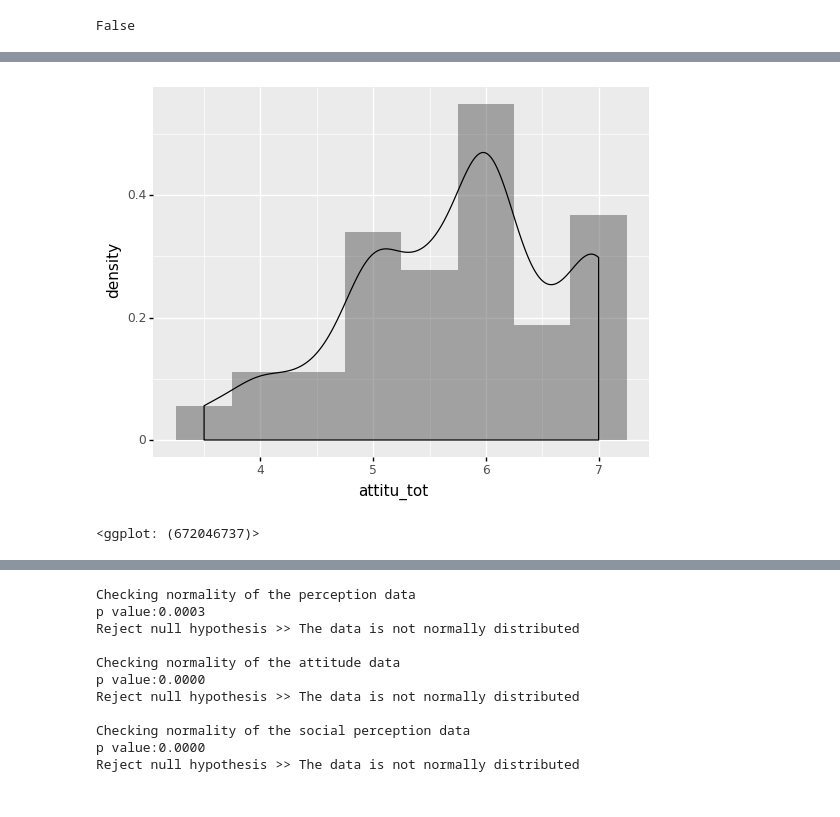
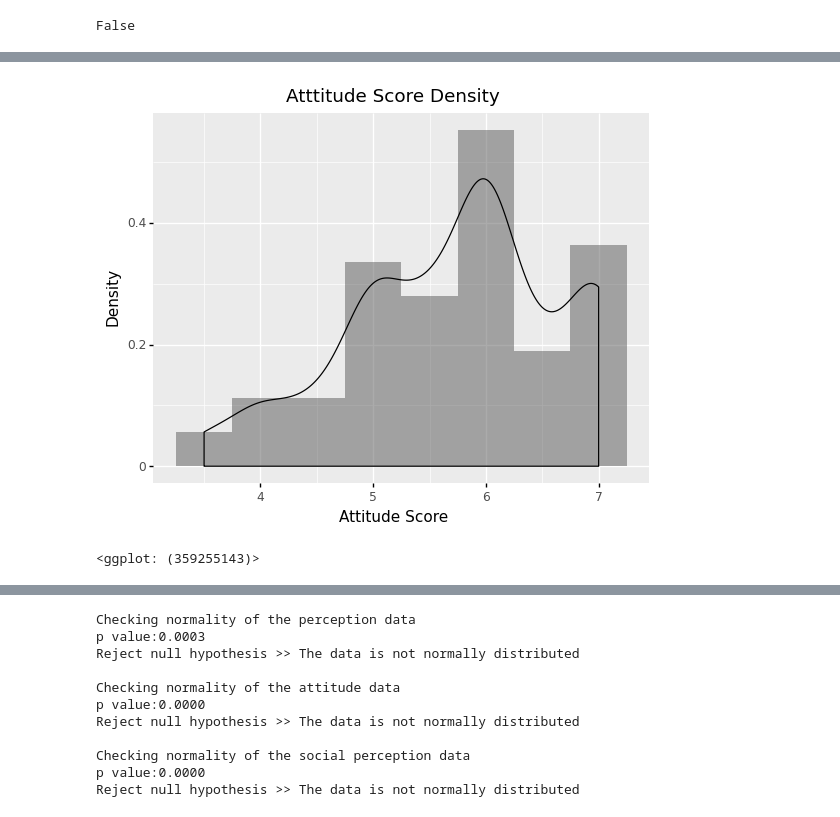
Before and after one commit to fcortevargas/IER_2022, a Jupyter notebook: Data_analysis/data_analysis.ipynb, the cells around one changed output, grey strips where cells are left out. Saved outputs shown, nothing was run; the diff lists cells and outputs as text; code cells hidden in the pictures.

```diff
--- a/Data_analysis/data_analysis.ipynb
+++ b/Data_analysis/data_analysis.ipynb
@@ -59,6 +75,6 @@ Index(['year', 'gender', 'bmi', 'living', 'stap_est', 'erv_fa_sub1_q',
 # %%
 # here we do some more data preprocessing
-# first we calculate the average number of steps necessary for
+# first we calculate the average number of steps measured by the app/fitbit.
 
 data['stap_om_mean'] = (data['stap_om_1_aantal'] + data['stap_om_2_aantal'] + \
                         data['stap_om_3_aantal'] + data['stap_om_4_aantal'] + \
@@ -73,6 +89,6 @@ data['stap_app_mean'] = (data['stap_app_1_aantal'] + data['stap_app_2_aantal'] +
 # we only keep the data that we consider relevant
 # and discard the remaining columns
 
-columns_to_keep = ['year', 'bmi', 'stap_est', 'erv_fa', 'ipaqtot1', 'attitu_tot', 'soc_omg_tot', 'ipaqtot2', 'stap_om_mean', 'stap_app_mean']
+columns_to_keep = ['year', 'bmi', 'stap_est', 'erv_fa', 'attitu_tot', 'soc_omg_tot', 'stap_om_mean', 'stap_app_mean']
 
 data = data[columns_to_keep]
@@ -113,6 +129,7 @@ False
 # %%
 data_clean = data[(np.abs(sp.stats.zscore(data.attitu_tot)) < 3)]
 data_clean = data_clean[(np.abs(sp.stats.zscore(data_clean.erv_fa)) < 3)]
+data_clean = data_clean[(np.abs(sp.stats.zscore(data_clean.soc_omg_tot)) < 3)]
 
 data_clean.to_csv('data_clean.csv')
 
@@ -146,8 +171,10 @@ ggplot(data_clean, aes('erv_fa')) + \
 # %%
 ggplot(data_clean, aes('attitu_tot')) + \
     geom_histogram(aes(y = after_stat('density')),
                    binwidth = 0.5, alpha = 0.5, position = 'identity') + \
-    geom_density(alpha = .25)
+    geom_density(alpha = .25) +\
+    labs(title = "Atttitude Score Density",
+         y = "Density", x = "Attitude Score")
 # %% [output]
-[figure, old version]
+[figure, new version]
-<ggplot: (672046737)>
+<ggplot: (359255143)>
```
Also changed, not shown: parts of 56 cells of this notebook.
